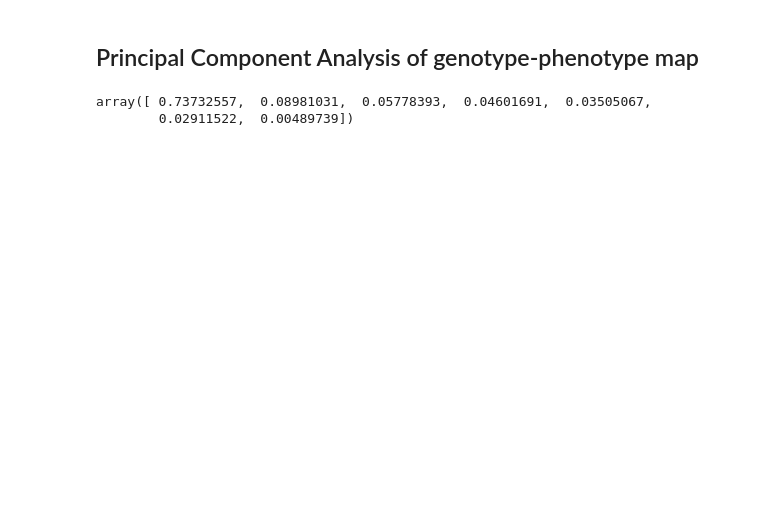
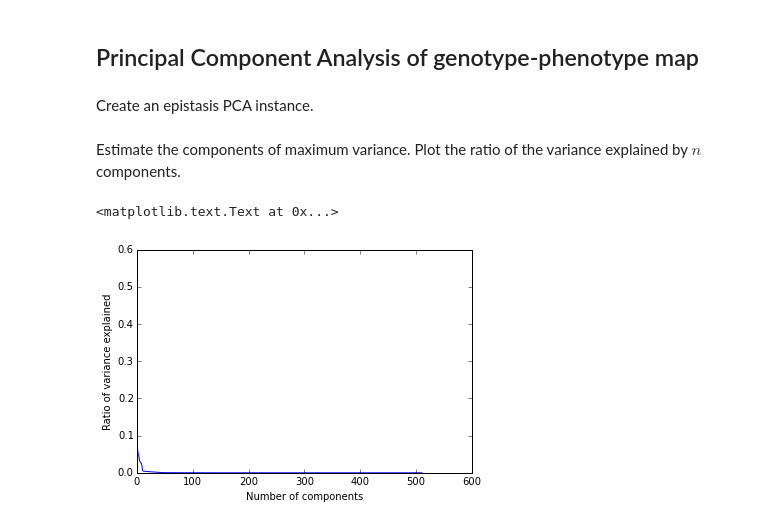
Before and after one commit to harmslab/notebooks-nonlinear-high-order-epistasis, a Jupyter notebook: notebooks/06-Is there another coordinate system.ipynb, the cells around one changed output. Cells and saved outputs as stored; diff of their text form; code cells hidden in the pictures; blank space fills up the shorter version.

```diff
--- a/notebooks/06-Is there another coordinate system.ipynb
+++ b/notebooks/06-Is there another coordinate system.ipynb
@@ -16,4 +16,6 @@ gpm = ArtificialMap(length,order)
 wildtype, genotypes, phenotypes, order = gpm.model_input()
 # %%
 from epistasis.pca import EpistasisPCA
+# %% [markdown]
+Create an epistasis PCA instance.
 # %%
@@ -23,5 +23,11 @@ pca.estimate_components()
-# %%
-pca.explained_variance_ratio
-# %% [output]
-array([ 0.73732557,  0.08981031,  0.05778393,  0.04601691,  0.03505067,
-        0.02911522,  0.00489739])
+# %% [markdown]
+Estimate the components of maximum variance. Plot the ratio of the variance explained by $n$ components.
+# %%
+explained_variance = pca.estimate_components()
+plt.plot(explained_variance)
+plt.xlabel("Number of components")
+plt.ylabel("Ratio of variance explained")
+plt.title("PCA performance")
+# %% [output]
+<matplotlib.text.Text at 0x...>
+[figure, added]
```
Also changed, not shown: parts of 14 cells of this notebook.
